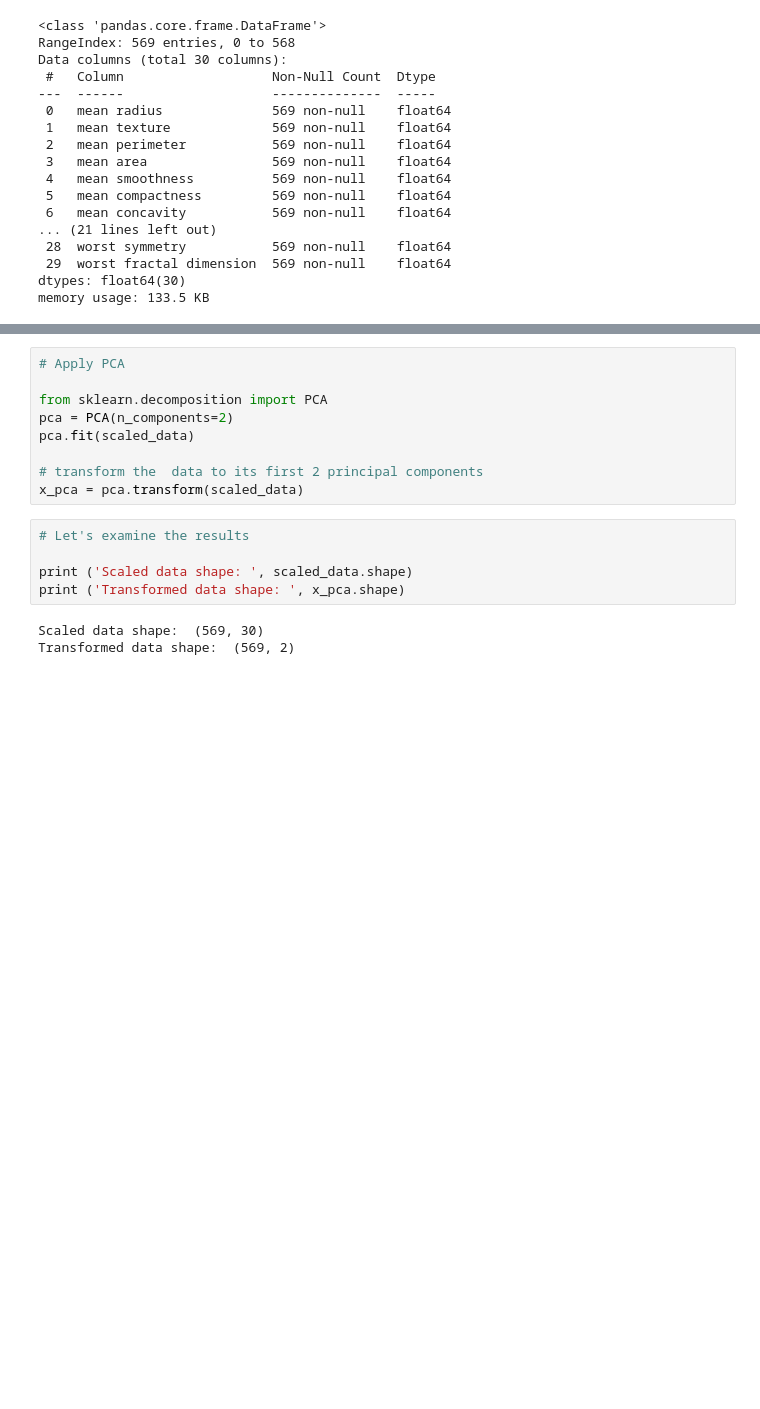
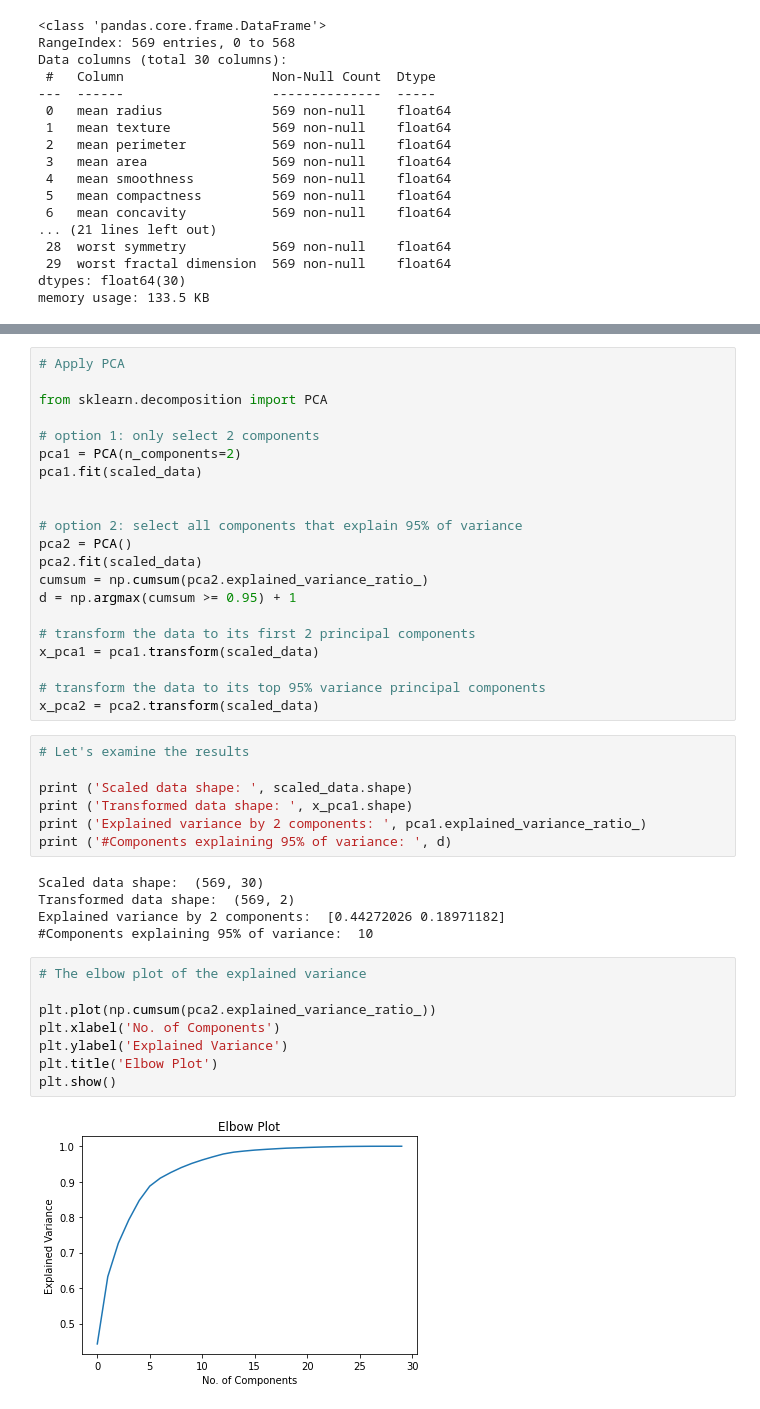
Before and after one commit to bforoura/AML, a Jupyter notebook: breast_cancer_PCA.ipynb, the cells around one changed output, grey strips where cells are left out. Cells and saved outputs as stored; diff of their text form; blank space fills up the shorter version.

```diff
--- a/breast_cancer_PCA.ipynb
+++ b/breast_cancer_PCA.ipynb
@@ -105,18 +124,44 @@ array([[ 1.09706398, -2.07333501,  1.26993369, ...,  2.29607613,
 # Apply PCA
 
 from sklearn.decomposition import PCA
-pca = PCA(n_components=2)
-pca.fit(scaled_data)
 
-# transform the  data to its first 2 principal components
-x_pca = pca.transform(scaled_data)
+# option 1: only select 2 components
+pca1 = PCA(n_components=2)
+pca1.fit(scaled_data)
+
+
+# option 2: select all components that explain 95% of variance
+pca2 = PCA()
+pca2.fit(scaled_data)
+cumsum = np.cumsum(pca2.explained_variance_ratio_)
+d = np.argmax(cumsum >= 0.95) + 1
+
+# transform the data to its first 2 principal components
+x_pca1 = pca1.transform(scaled_data)
+
+# transform the data to its top 95% variance principal components
+x_pca2 = pca2.transform(scaled_data)
 # %%
 # Let's examine the results
 
 print ('Scaled data shape: ', scaled_data.shape)
-print ('Transformed data shape: ', x_pca.shape)
+print ('Transformed data shape: ', x_pca1.shape)
+print ('Explained variance by 2 components: ', pca1.explained_variance_ratio_)
+print ('#Components explaining 95% of variance: ', d)
 # %% [output]
 Scaled data shape:  (569, 30)
 Transformed data shape:  (569, 2)
+Explained variance by 2 components:  [0.44272026 0.18971182]
+#Components explaining 95% of variance:  10
+# %%
+# The elbow plot of the explained variance
+
+plt.plot(np.cumsum(pca2.explained_variance_ratio_))
+plt.xlabel('No. of Components')
+plt.ylabel('Explained Variance')
+plt.title('Elbow Plot')
+plt.show()
+# %% [output]
+[figure, added]
 # %%
 # Plot the two components
```
Also changed, not shown: parts of 7 cells of this notebook.
